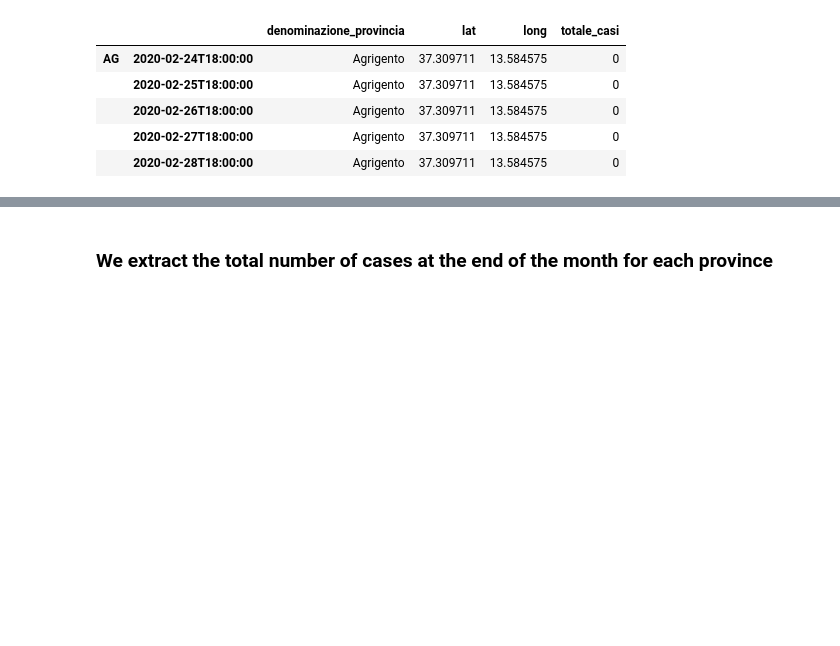
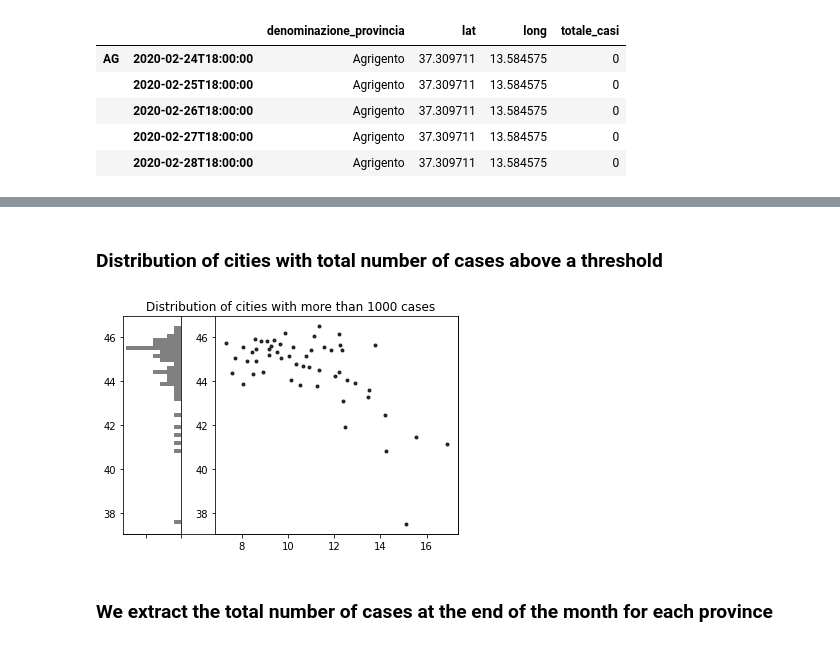
Before and after one commit to ClaudiaRaffaelli/COVID-19-analysis, a Jupyter notebook: covid-19_pandas_analysis_abdy.ipynb, the cells around one changed output, grey strips where cells are left out. Drawn from its saved outputs; the diff is of its cells as text; code cells hidden in the pictures; blank space fills up the shorter version.

Commit message:
Map overview and hist map of the distribution of the cities

```diff
--- a/covid-19_pandas_analysis_abdy.ipynb
+++ b/covid-19_pandas_analysis_abdy.ipynb
@@ -106,3 +116,29 @@ plt.hexbin(x,y, C=z, bins='log', cmap=dropout_high, edgecolors=None)
+# %% [markdown]
+### Distribution of cities with total number of cases above a threshold
+# %%
+threshold = 1000
+cases_threshold = total_cases_df['Total_cases'][days[-1]] >= threshold
+threshold_cases_df = total_cases_df[cases_threshold]
+x = threshold_cases_df.index.unique(level=2) # longitude
+y = threshold_cases_df.index.unique(level=1) # latitude
+
+# Set up the axes with gridspec
+fig = plt.figure(figsize=(6, 4), constrained_layout=False)
+plt.title("Distribution of cities with more than "+str(threshold)+" cases")
+grid = plt.GridSpec(4, 4, hspace=0.6, wspace=0.6)
+plt.xticks([])
+plt.yticks([])
+
+y_hist = fig.add_subplot(grid[:, 0], xticklabels=[])
+main_ax = fig.add_subplot(grid[:, 1:], sharey=y_hist, sharex=x_hist)
+# scatter points on the main axes
+main_ax.plot(x, y, 'ok', markersize=3, alpha=0.8)
+#main_ax.set_yticklabels([])
+# histogram on the attached axes
+y_hist.hist(y, 50, histtype='stepfilled', orientation='horizontal', color='gray')
+y_hist.invert_xaxis()
+# %% [output]
+[figure, added]
 # %% [markdown]
 ### We extract the total number of cases at the end of the month for each province
 # %%
```
Also changed, not shown: parts of 9 cells of this notebook, 1 other file.
